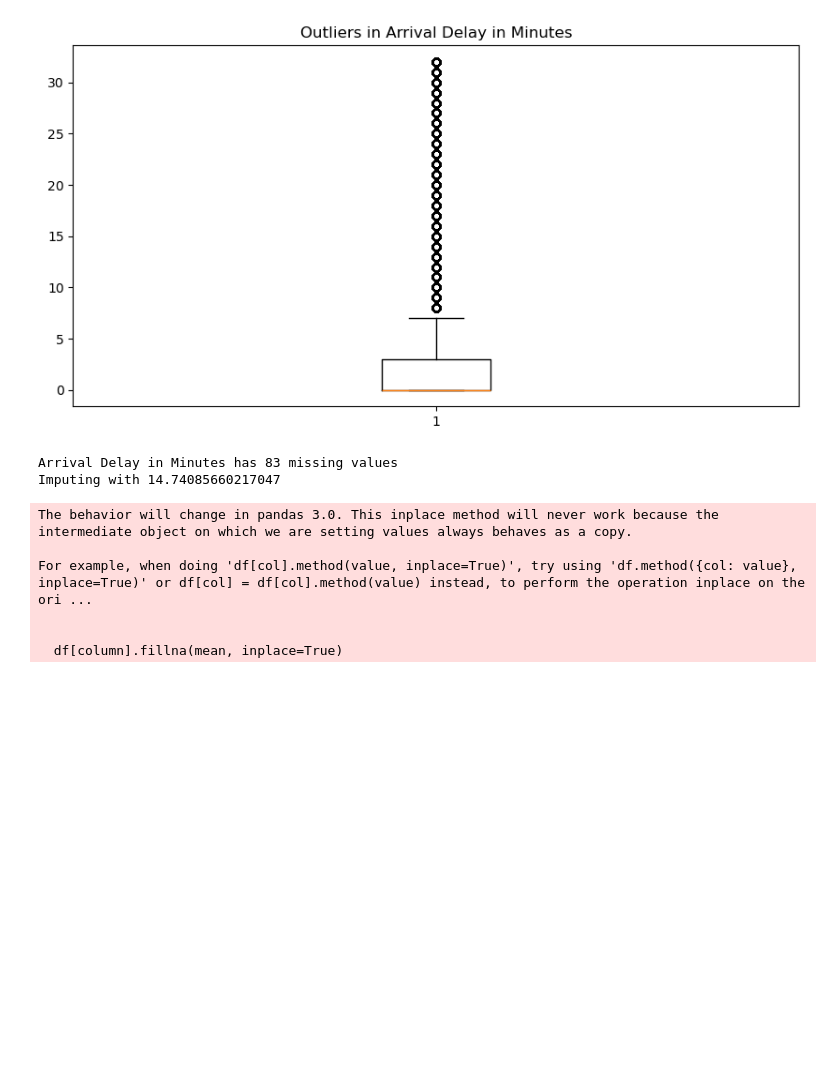
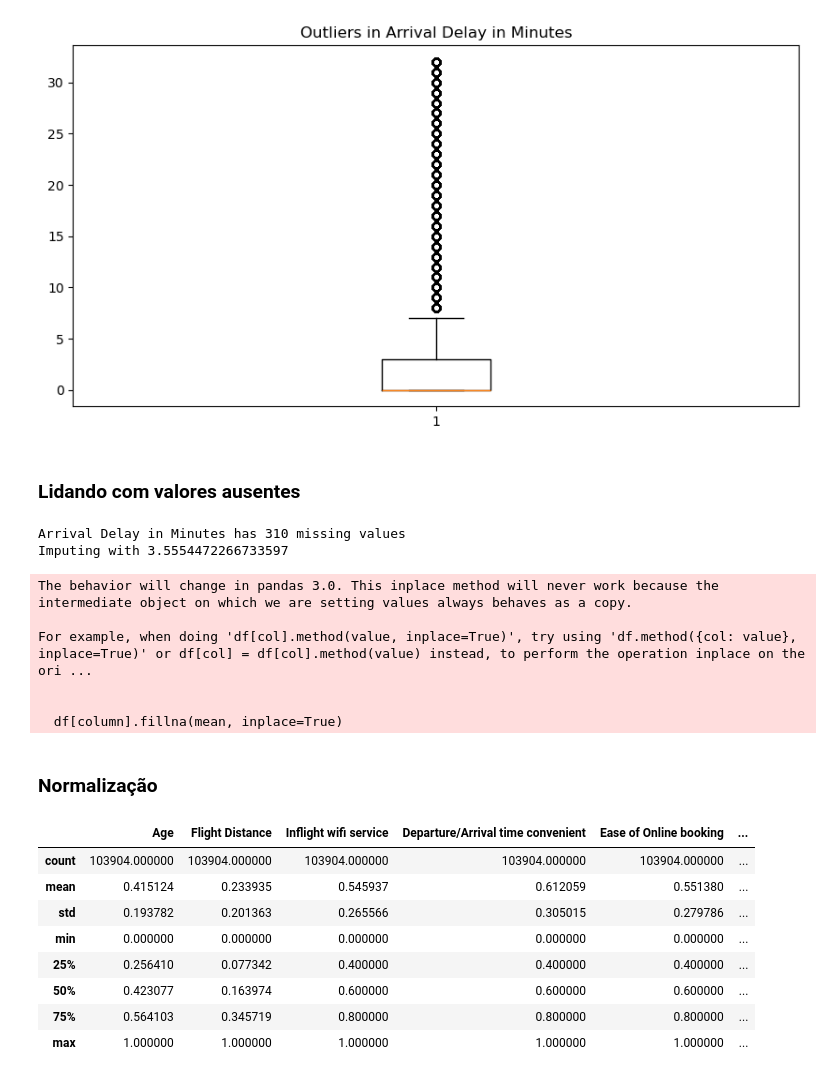
Before and after one commit to FrederickAlmeida/Airline-Passenger-Satisfaction, a Jupyter notebook: pre_processing.ipynb, the cells around one changed output. Saved outputs shown, nothing was run; the diff lists cells and outputs as text; code cells hidden in the pictures; blank space fills up the shorter version.

```diff
--- a/pre_processing.ipynb
+++ b/pre_processing.ipynb
@@ -113,6 +117,8 @@ check_outliers(train_ds)
 [figure]
 18592 outliers in Arrival Delay in Minutes
 [figure]
+# %% [markdown]
+### Lidando com valores ausentes
 # %%
 def fill_null_values(df: pd.DataFrame):
     for column in df.columns:
@@ -131,13 +137,43 @@ def fill_null_values(df: pd.DataFrame):
 
     return df
 
-test_ds = fill_null_values(test_ds)
+train_ds = fill_null_values(train_ds)
 # %% [output]
-Arrival Delay in Minutes has 83 missing values
-Imputing with 14.74085660217047
+Arrival Delay in Minutes has 310 missing values
+Imputing with 3.5554472266733597
 The behavior will change in pandas 3.0. This inplace method will never work because the intermediate object on which we are setting values always behaves as a copy.
 
 For example, when doing 'df[col].method(value, inplace=True)', try using 'df.method({col: value}, inplace=True)' or df[col] = df[col].method(value) instead, to perform the operation inplace on the ori ...
 
 
   df[column].fillna(mean, inplace=True)
+# %% [markdown]
+### Normalização
+# %%
+def normalize(df_train: pd.DataFrame, df_test: pd.DataFrame):
+    numeric_data = df_test.select_dtypes(include='number')
+
+    min_value = df_train[numeric_data.columns].min()
+    difference = df_train[numeric_data.columns].max() - min_value
+
+
+    df_train[numeric_data.columns] = (df_train[numeric_data.columns] - min_value) / difference
+
+    df_test[numeric_data.columns] = (df_test[numeric_data.columns] - min_value) / difference
+
+    return df_train, df_test
+
+
+train_ds, test_ds = normalize(train_ds, test_ds)
+# %%
+train_ds.describe()
+# %% [output]
+|  | Age | Flight Distance | Inflight wifi service | Departure/Arrival time convenient | Ease of Online booking | ... |
+| count | 103904.000000 | 103904.000000 | 103904.000000 | 103904.000000 | 103904.000000 | ... |
+| mean | 0.415124 | 0.233935 | 0.545937 | 0.612059 | 0.551380 | ... |
+| std | 0.193782 | 0.201363 | 0.265566 | 0.305015 | 0.279786 | ... |
+| min | 0.000000 | 0.000000 | 0.000000 | 0.000000 | 0.000000 | ... |
+| 25% | 0.256410 | 0.077342 | 0.400000 | 0.400000 | 0.400000 | ... |
+| 50% | 0.423077 | 0.163974 | 0.600000 | 0.600000 | 0.600000 | ... |
+| 75% | 0.564103 | 0.345719 | 0.800000 | 0.800000 | 0.800000 | ... |
+| max | 1.000000 | 1.000000 | 1.000000 | 1.000000 | 1.000000 | ... |
```
Also changed, not shown: parts of 10 cells of this notebook.
